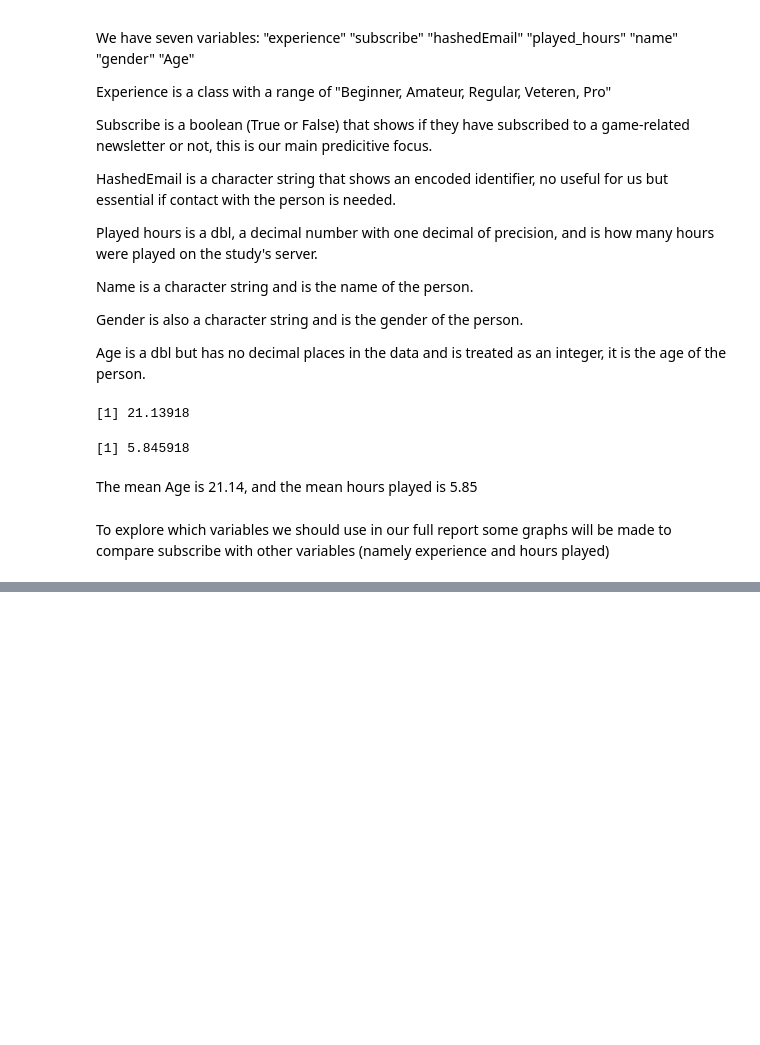
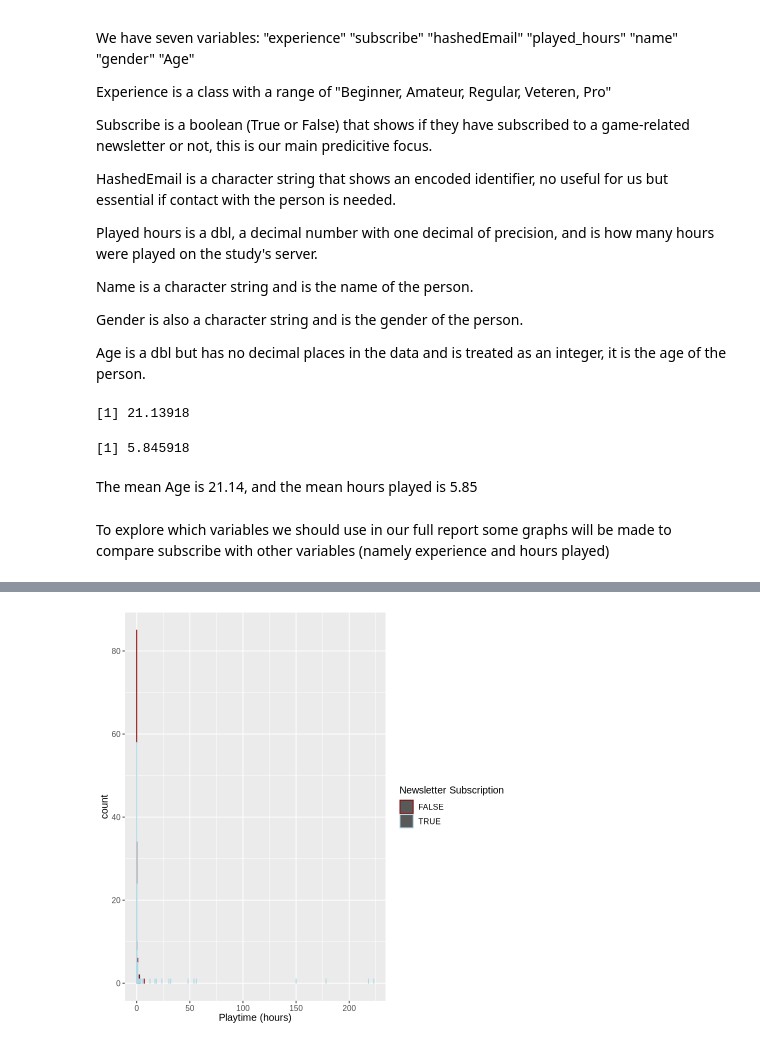
Before and after one commit to williamtheking8/DSCI-project, a Jupyter notebook: Project.ipynb, the cells around one changed output, grey strips where cells are left out. Saved outputs shown, nothing was run; the diff lists cells and outputs as text; code cells hidden in the pictures; blank space fills up the shorter version.

```diff
--- a/Project.ipynb
+++ b/Project.ipynb
@@ -96,0 +97,13 @@ As we can see, though unordered, there is a clear pattern of subscription rates
+# %%
+#Plotting hours_played versus subscriptions
+Play_plot <- players|>
+  ggplot(aes(x = played_hours, color = subscribe)) +
+  geom_bar() +
+  labs(x = "Playtime (hours)",
+       color = "Newsletter Subscription") +
+  scale_color_manual(values = c("darkRed", "lightblue")) +
+  theme(text = element_text(size = 12))
+
+Play_plot
+# %% [output]
+[figure, added]
```
Also changed, not shown: parts of 3 cells of this notebook, 1 other file.
